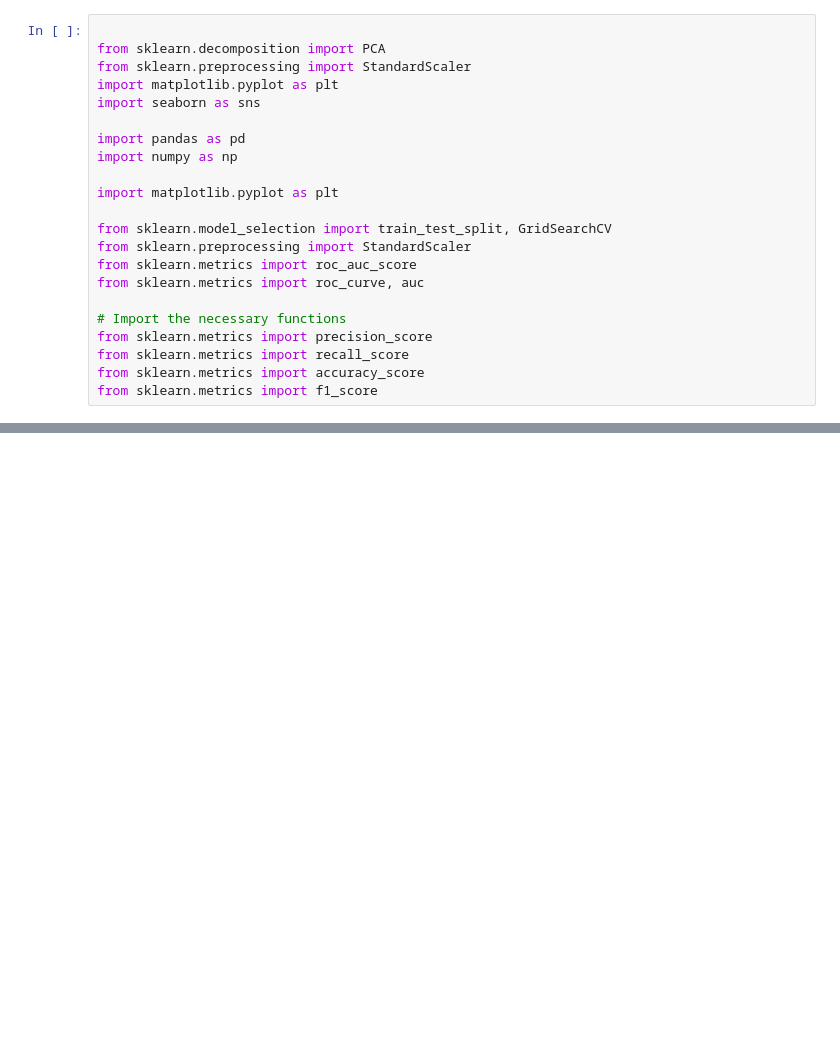
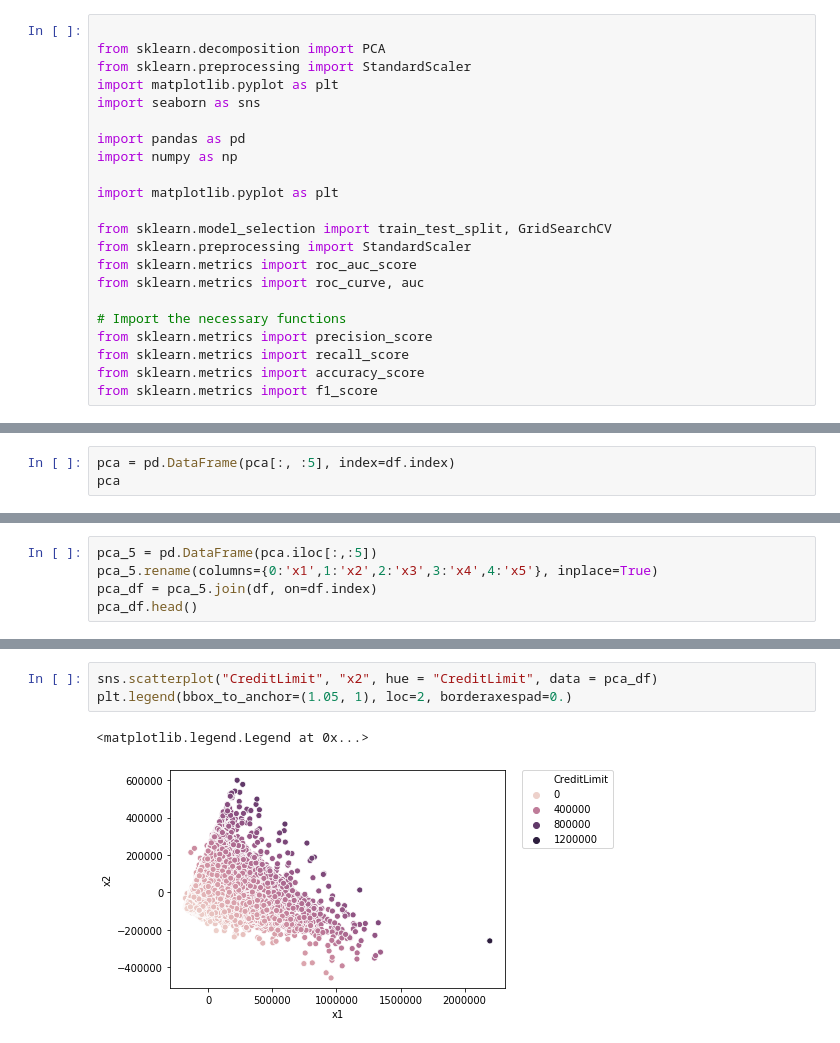
Before and after one commit to Carterbouley/mod_5_project, a Jupyter notebook: PCA.ipynb, the cells around one changed output, grey strips where cells are left out. Drawn from its saved outputs; the diff is of its cells as text; blank space fills up the shorter version.

```diff
--- a/PCA.ipynb
+++ b/PCA.ipynb
@@ -43,0 +45,3 @@ array([[-1.66511134e+05, -7.55488962e+04, -5.02028232e+02, ...,
+# %%
+pca = pd.DataFrame(pca[:, :5], index=df.index)
+pca
@@ -69,0 +88,5 @@ If we use ALL the data we can explain 100.0  % of our data!
+# %%
+pca_5 = pd.DataFrame(pca.iloc[:,:5])
+pca_5.rename(columns={0:'x1',1:'x2',2:'x3',3:'x4',4:'x5'}, inplace=True)
+pca_df = pca_5.join(df, on=df.index)
+pca_df.head()
@@ -69,0 +185,6 @@ If we use ALL the data we can explain 100.0  % of our data!
+# %%
+sns.scatterplot("CreditLimit", "x2", hue = "CreditLimit", data = pca_df)
+plt.legend(bbox_to_anchor=(1.05, 1), loc=2, borderaxespad=0.)
+# %% [output]
+<matplotlib.legend.Legend at 0x...>
+[figure, added]
```
Also changed, not shown: parts of 11 cells of this notebook.
